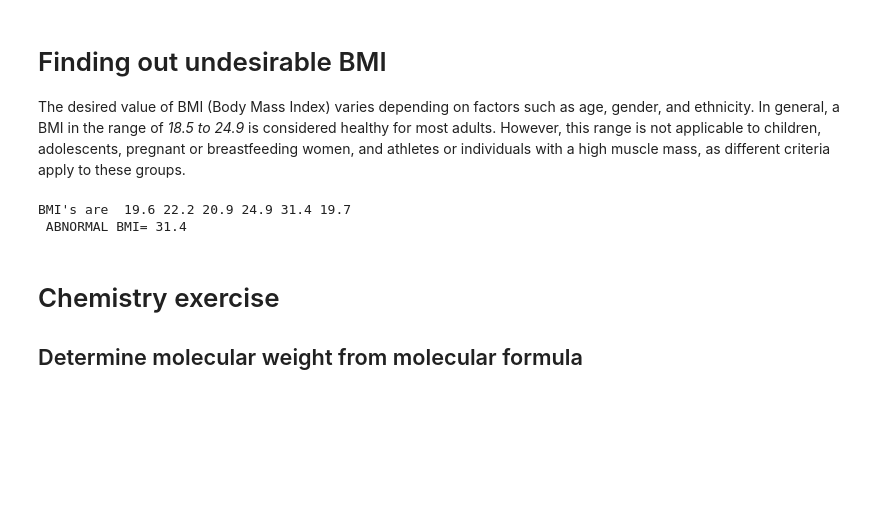
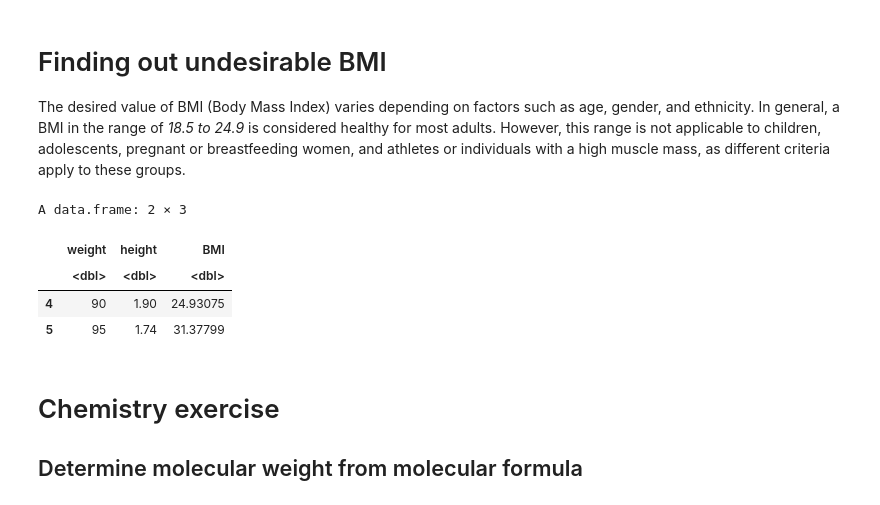
Before and after one commit to adgcal/Anjan_collab_R, a Jupyter notebook: 2_DataFrames_R.ipynb, the cells around one changed output. Drawn from its saved outputs; the diff is of its cells as text; code cells hidden in the pictures; blank space fills up the shorter version.

```diff
--- a/2_DataFrames_R.ipynb
+++ b/2_DataFrames_R.ipynb
@@ -215,11 +275,16 @@ The desired value of BMI (Body Mass Index) varies depending on factors such as a
 # %%
 BMI=df_bmi$BMI
 x=(BMI-18.5)*(BMI-24.9)
-Abnormal<- which(abs(x)>10) # Outside 18.5 to 24.9 BMI
-cat("BMI's are ",signif(BMI,3),"\n","ABNORMAL BMI=",signif(BMI[Abnormal],3))
+ik<- which(x>0)
+df_bmi[ik,]
+#Abnormal<- which(abs(x)<0) # Outside 18.5 to 24.9 BMI
+#cat("BMI's are ",signif(BMI,3),"\n","ABNORMAL BMI=",signif(BMI[Abnormal],3))
 # %% [output]
-BMI's are  19.6 22.2 20.9 24.9 31.4 19.7
- ABNORMAL BMI= 31.4
+A data.frame: 2 × 3
+|  | weight | height | BMI |
+|  | <dbl> | <dbl> | <dbl> |
+| 4 | 90 | 1.90 | 24.93075 |
+| 5 | 95 | 1.74 | 31.37799 |
 # %% [markdown]
 # Chemistry exercise
 ##  Determine molecular weight from molecular formula
```
Also changed, not shown: parts of 12 cells of this notebook.
